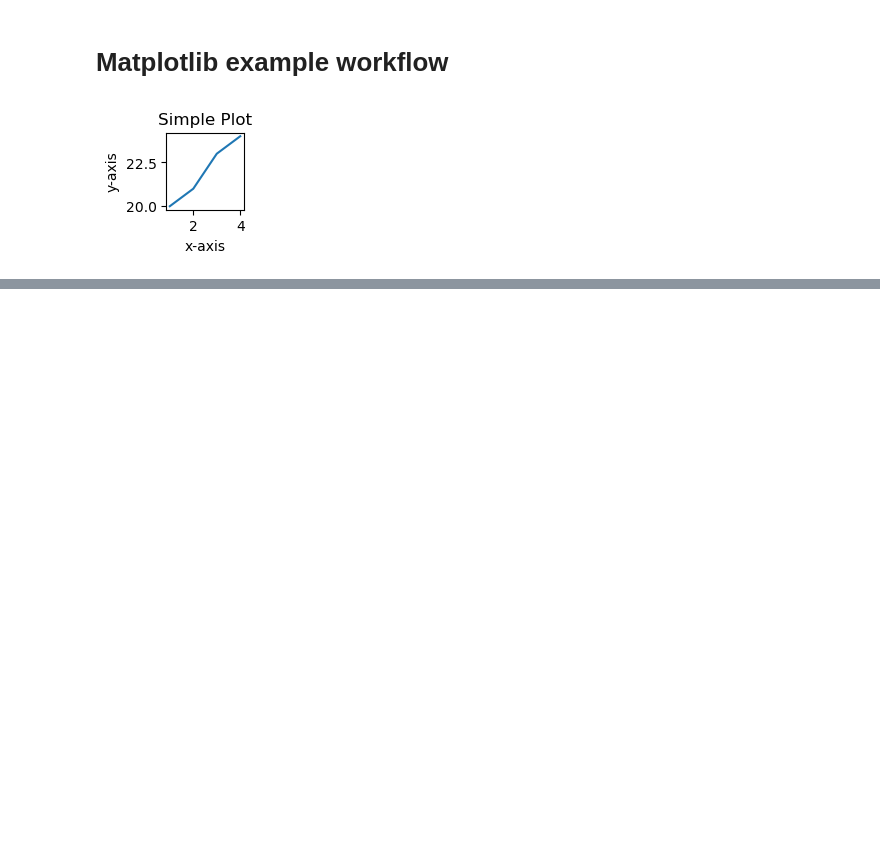
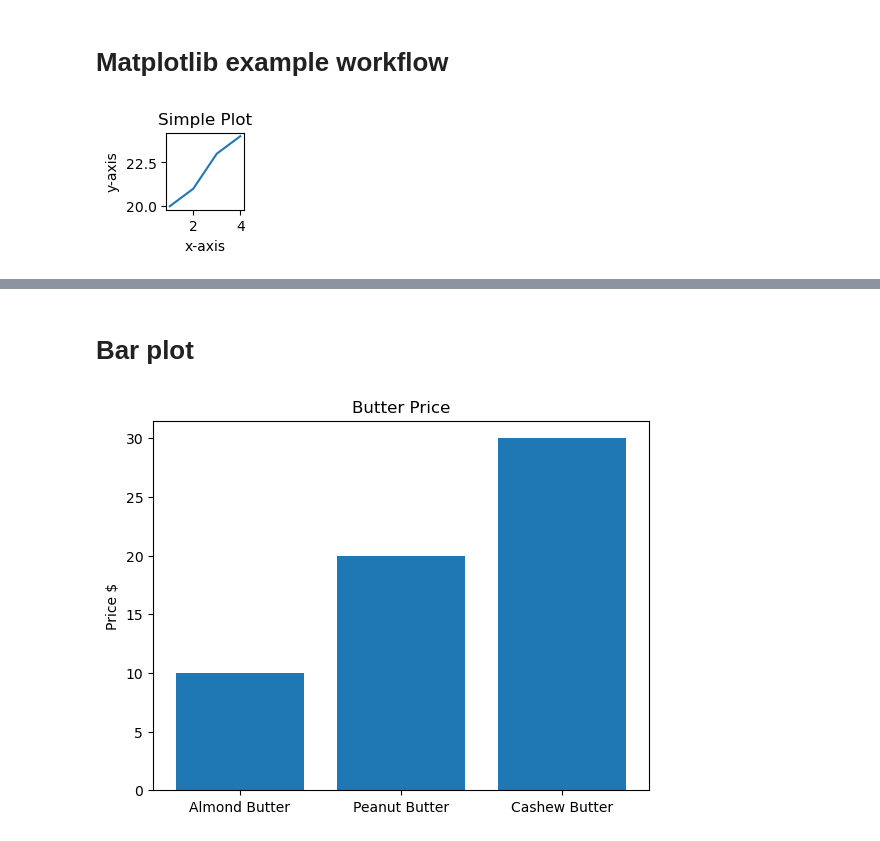
Before and after one commit to mail2prasanthv/4-AIML-Matplotlib, a Jupyter notebook: Introduction to Matplotlib.ipynb, the cells around one changed output, grey strips where cells are left out. Cells and saved outputs as stored; diff of their text form; code cells hidden in the pictures; blank space fills up the shorter version.

```diff
--- a/Introduction to Matplotlib.ipynb
+++ b/Introduction to Matplotlib.ipynb
@@ -50,0 +108,12 @@ fig.savefig("simple-plot.png")
+# %% [markdown]
+# Bar plot
+# %%
+price_data = {"Almond Butter": 10,
+               "Peanut Butter": 20,
+              "Cashew Butter": 30} # python dictionary
+
+fig, ax = plt.subplots() #width, height
+ax.bar( price_data.keys(), price_data.values())# x as x cordinate and height as y coordinate
+ax.set(title="Butter Price", ylabel="Price $");
+# %% [output]
+[figure, added]
```
Also changed, not shown: parts of 19 cells of this notebook, 2 other files.
